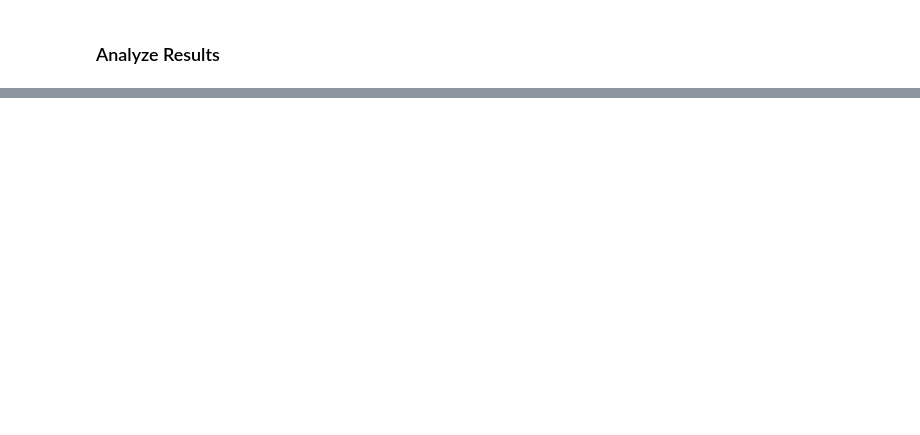
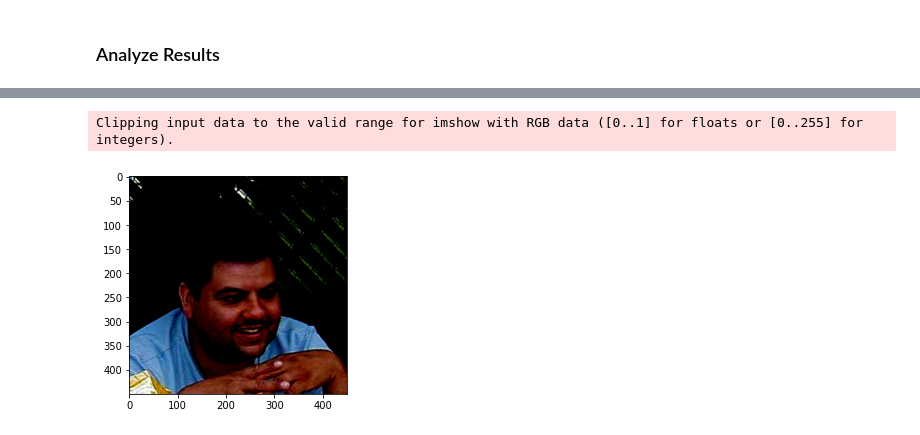
Before and after one commit to Waidhoferj/CSC-566-Project, a Jupyter notebook: FacialLandmarks.ipynb, the cells around one changed output, grey strips where cells are left out. Cells and saved outputs as stored; diff of their text form; code cells hidden in the pictures; blank space fills up the shorter version.

```diff
--- a/FacialLandmarks.ipynb
+++ b/FacialLandmarks.ipynb
@@ -161,0 +241,15 @@ for x in test_data.map(lambda x,y: x):
+# %%
+predictions = vgg_landmark_net.predict(test_data.map(preprocess_vgg).map(lambda img, _ : img).batch(64).take(1))
+# %%
+#@title View Predicted Images
+image_index = 14 #@param {type:"slider", min:1, max:16, step:1}
+points = predictions * 450
+i = 0
+for x in test_data.map(lambda x,y: x):
+  if (i == image_index):
+    display_landmarks(tf.reshape(x, DataLoader.IMAGE_SHAPE), points[image_index])
+    break
+  i += 1
+# %% [output]
+Clipping input data to the valid range for imshow with RGB data ([0..1] for floats or [0..255] for integers).
+[figure, added]
```
Also changed, not shown: parts of 11 cells of this notebook.
